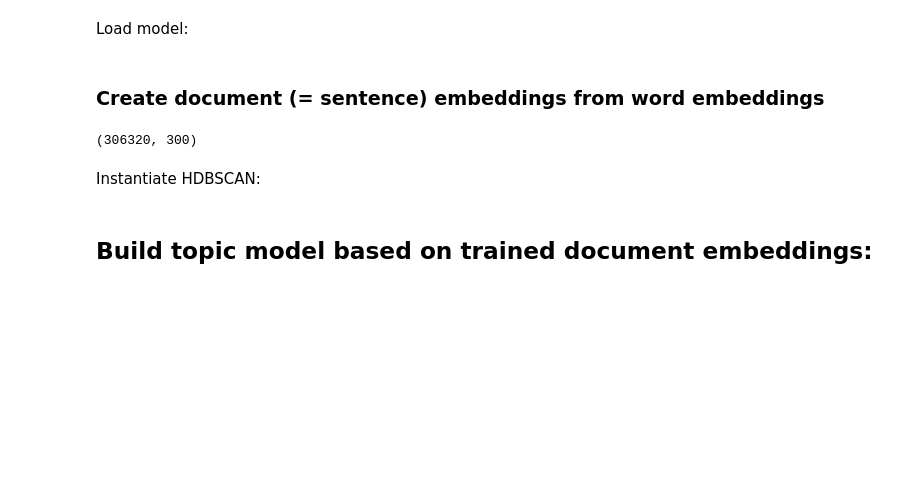
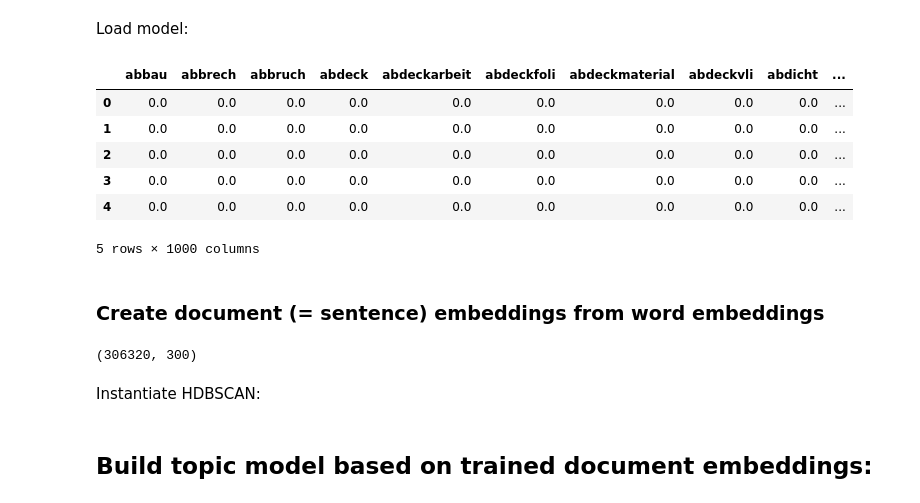
Before and after one commit to AVoss84/invoice_topics, a Jupyter notebook: src/notebooks/topic_modeling.ipynb, the cells around one changed output. Drawn from its saved outputs; the diff is of its cells as text; code cells hidden in the pictures; blank space fills up the shorter version.

```diff
--- a/src/notebooks/topic_modeling.ipynb
+++ b/src/notebooks/topic_modeling.ipynb
@@ -43,9 +41,9 @@ Write to: /home/alexv84/Documents/GitHub/invoice_topics/src/claims_topics/config
 # %% [markdown]
 ## Read in data:
 # %%
-file_name = "Subsample.csv" #"Claim descr.csv"
+config_input = config.io['input']
 
-df = file.CSVService(path=file_name, root_path=glob.UC_DATA_DIR, delimiter=",").doRead()
+df = file.CSVService(root_path=glob.UC_DATA_DIR, **config_input['service']['CSVService']).doRead()
 
 print(df.shape)
 # %% [output]
@@ -85,7 +83,7 @@ X = corpus['de1_eks_postext']
 #corpus['target'] = target
 
 # Preprocess corpus:
-cleaner = util.clean_text(language='german', without_stopwords=['nicht', 'keine'], lemma = True)
+cleaner = preproc.clean_text(language='german', without_stopwords=['nicht', 'keine'], lemma = False, stem = True)
 
 X_cl = cleaner.fit_transform(X)
 
@@ -163,12 +164,21 @@ Load model:
 #vectors = np.asarray(model.wv.vectors)
 #vectors.shape
 # %%
-# from sklearn.feature_extraction.text import TfidfVectorizer, HashingVectorizer
+from sklearn.feature_extraction.text import TfidfVectorizer, HashingVectorizer
 
-# vectorizer = TfidfVectorizer(max_df=0.95, min_df=2, max_features=1000, stop_words=cleaner.stop_words)
-# docs = X_cl.tolist()
-# embeddings = vectorizer.fit_transform(docs)
-# print(embeddings.shape)
+#vectorizer = TfidfVectorizer()
+vectorizer = TfidfVectorizer(max_df=0.95, min_df=2, max_features=1000, stop_words=cleaner.stop_words)
+X = vectorizer.fit_transform(docs)
+tf_idf_vec = pd.DataFrame(X.toarray(), columns=vectorizer.get_feature_names_out().tolist())
+tf_idf_vec.head()
+# %% [output]
+|  | abbau | abbrech | abbruch | abdeck | abdeckarbeit | abdeckfoli | abdeckmaterial | abdeckvli | abdicht | ... |
+| 0 | 0.0 | 0.0 | 0.0 | 0.0 | 0.0 | 0.0 | 0.0 | 0.0 | 0.0 | ... |
+| 1 | 0.0 | 0.0 | 0.0 | 0.0 | 0.0 | 0.0 | 0.0 | 0.0 | 0.0 | ... |
+| 2 | 0.0 | 0.0 | 0.0 | 0.0 | 0.0 | 0.0 | 0.0 | 0.0 | 0.0 | ... |
+| 3 | 0.0 | 0.0 | 0.0 | 0.0 | 0.0 | 0.0 | 0.0 | 0.0 | 0.0 | ... |
+| 4 | 0.0 | 0.0 | 0.0 | 0.0 | 0.0 | 0.0 | 0.0 | 0.0 | 0.0 | ... |
+5 rows × 1000 columns
 # %% [markdown]
 ### Create document (= sentence) embeddings from word embeddings
 # %%
```
Also changed, not shown: parts of 11 cells of this notebook, 11 other files.
